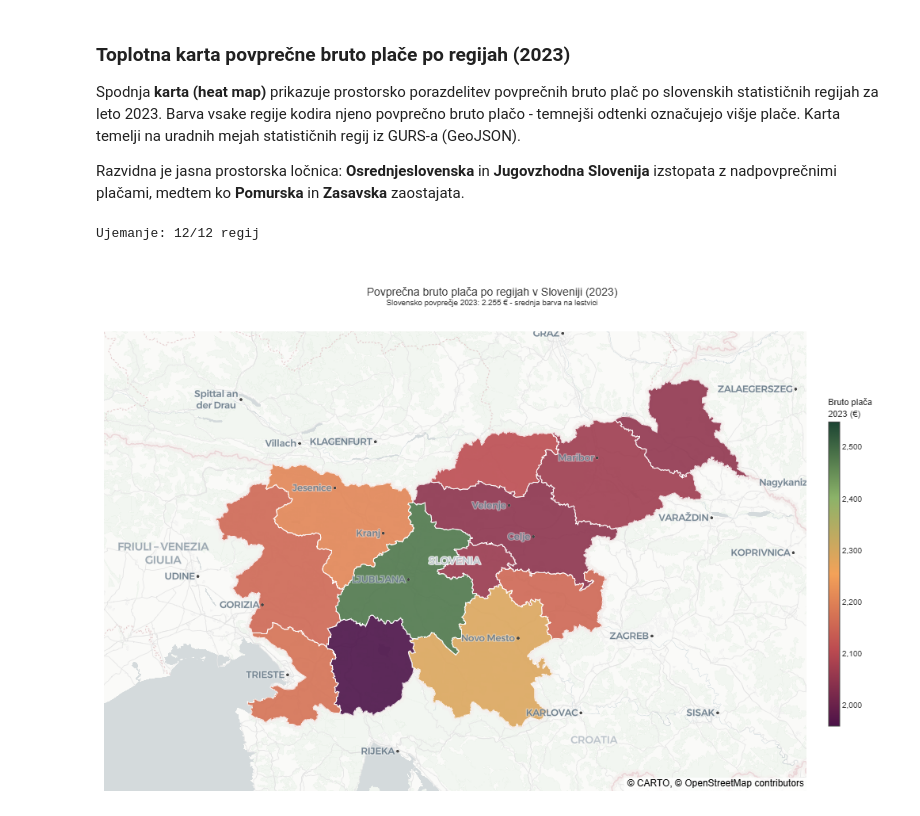
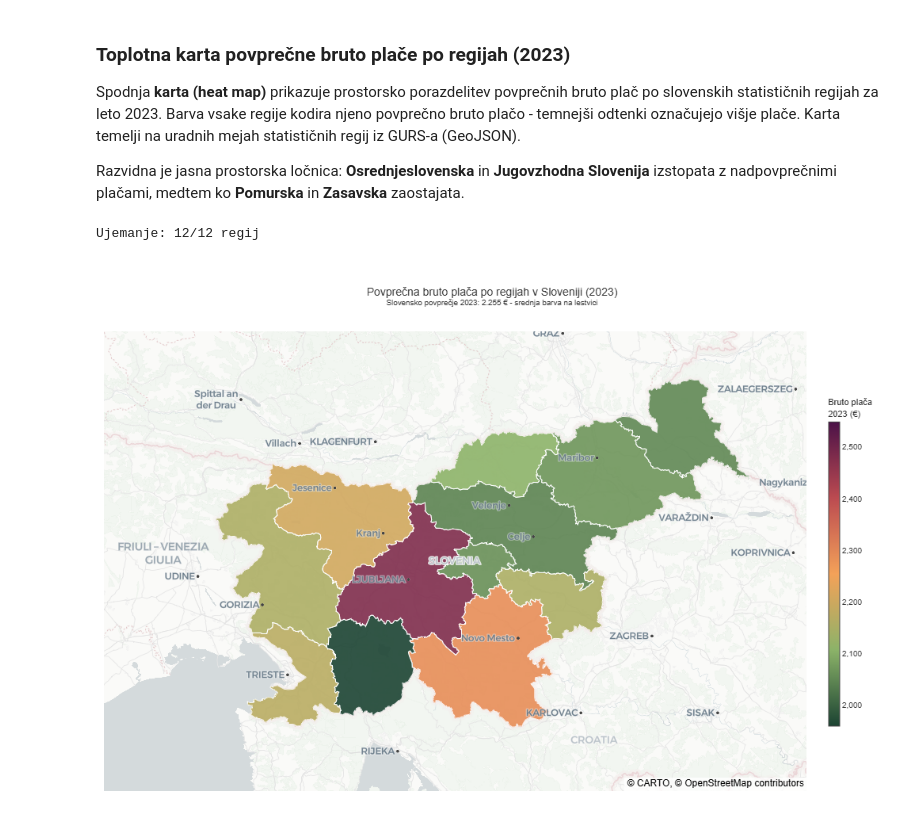
Before and after one commit to tajdap/PR2604, a Jupyter notebook: rodnostRegije.ipynb, the cells around one changed output. Saved outputs shown, nothing was run; the diff lists cells and outputs as text; code cells hidden in the pictures.

```diff
--- a/rodnostRegije.ipynb
+++ b/rodnostRegije.ipynb
@@ -175,11 +175,11 @@ fig = go.Figure(go.Choroplethmap(
         '<extra></extra>'
     ),
     colorscale=[
-        [0.00, '#4B1248'],
-        [0.25, '#BC4B51'],
+        [0.00, '#1B4332'],
+        [0.25, '#8CB369'],
         [0.50, '#F4A259'],
-        [0.75, '#8CB369'],
-        [1.00, '#1B4332'],
+        [0.75, '#BC4B51'],
+        [1.00, '#4B1248'],
     ],
     zmid=SLO_BRUTO[2023],
     colorbar=dict(
@@ -192,31 +192,31 @@ fig = go.Figure(go.Choroplethmap(
     marker_line_color='white',
     marker_line_width=1.0,
     marker_opacity=0.9,
 ))
 
 fig.update_layout(
     title=dict(
         text=(
             'Povprečna bruto plača po regijah v Sloveniji (2023)<br>'
             '<sup>Slovensko povprečje 2023: 2.255 € - srednja barva na lestvici</sup>'
         ),
         font=dict(size=14, color='#333333'),
         x=0.5, xanchor='center',
     ),
     map=dict(
         style='carto-positron',
         center=dict(lat=46.12, lon=14.82),
         zoom=7.2,
     ),
     paper_bgcolor='white',
     font=dict(family='Arial, sans-serif', size=12, color='#333333'),
     margin=dict(l=10, r=10, t=90, b=10),
     width=1000,
     height=680,
 )
 
 pio.renderers.default = 'png'
 fig.show()
 # %% [output]
 Ujemanje: 12/12 regij
-[figure, old version]
+[figure, new version]
```
Also changed, not shown: 1 other file.
